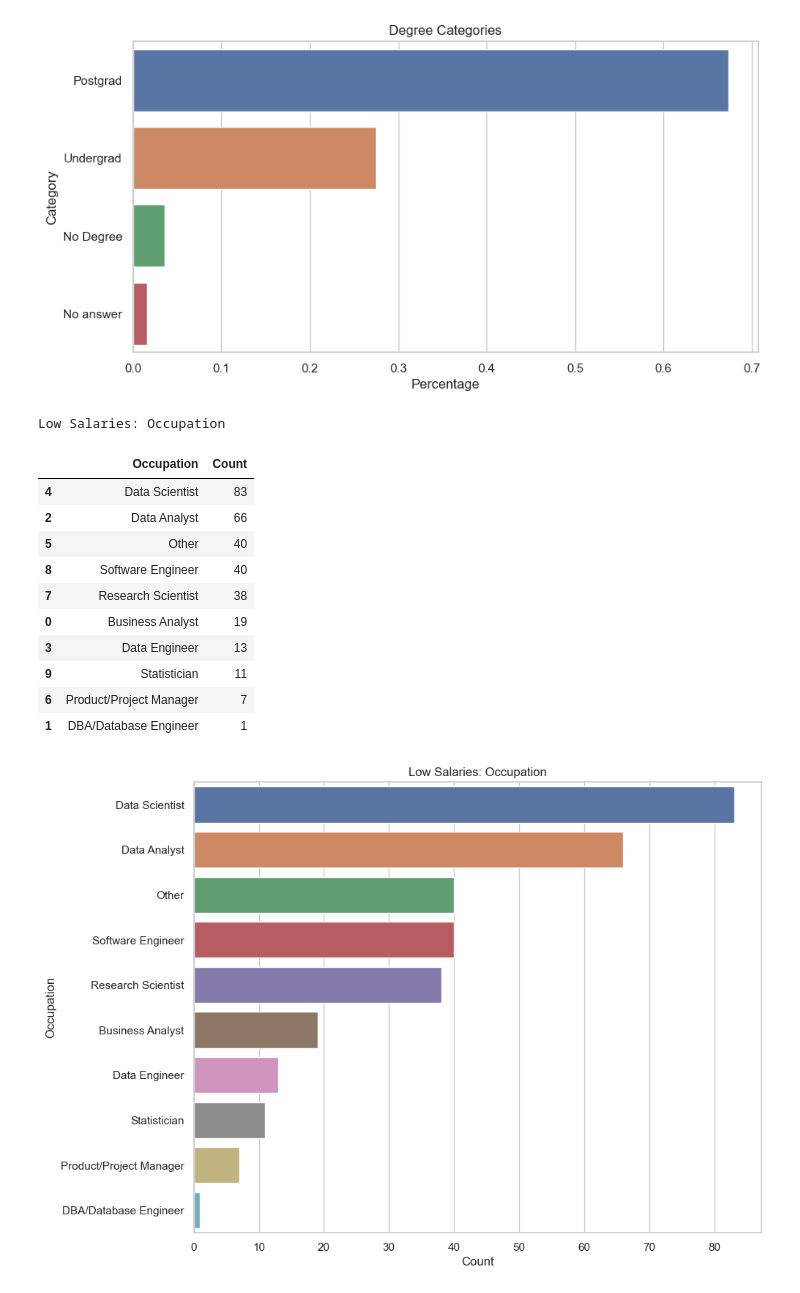
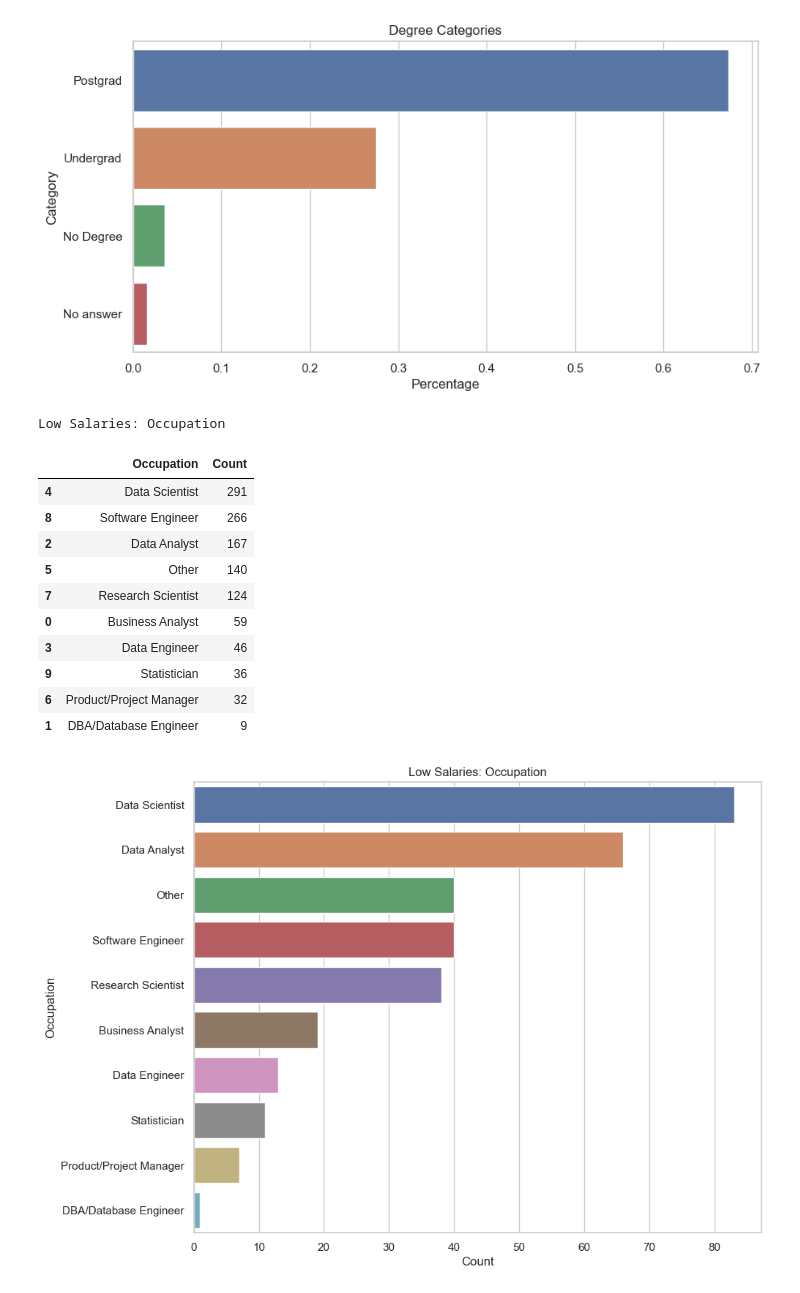
Before and after one commit to CCT-Dublin/capstone-project-feb-2024-ft-YumikoBejarano, a Jupyter notebook: CA 1 – Capstone Project Proposal.ipynb, the cells around one changed output. Drawn from its saved outputs; the diff is of its cells as text; code cells hidden in the pictures.

```diff
--- a/CA 1 – Capstone Project Proposal.ipynb
+++ b/CA 1 – Capstone Project Proposal.ipynb
@@ -757,26 +876,32 @@ plt.show()
 [figure]
 # %%
 # Low Salaries: Occupation
-low_salary = women[women['Q10']=='$0-999']
-lows = low_salary.groupby('Q5', as_index = False).agg({'Q1':'count'})
-lows = lows.rename(columns={'Q1':'Count', 'Q5':'Occupation'})
-lows = lows.sort_values(by=['Count'], ascending = False)
+low_salary_women = women[women['Q10']=='$0-999']
+lows_women = low_salary_women.groupby('Q5', as_index = False).agg({'Q1':'count'})
+lows_women = lows_women.rename(columns={'Q1':'Count', 'Q5':'Occupation'})
+lows_women = lows.sort_values(by=['Count'], ascending = False)
+
+# Low Salaries: Occupation
+low_salary_men = men[men['Q10']=='$0-999']
+lows_men = low_salary_men.groupby('Q5', as_index = False).agg({'Q1':'count'})
+lows_men = lows_men.rename(columns={'Q1':'Count', 'Q5':'Occupation'})
+lows_men = lows_men.sort_values(by=['Count'], ascending = False)
 
 print("Low Salaries: Occupation")
-lows
+lows_men
 # %% [output]
 Low Salaries: Occupation
 |  | Occupation | Count |
-| 4 | Data Scientist | 83 |
-| 2 | Data Analyst | 66 |
-| 5 | Other | 40 |
-| 8 | Software Engineer | 40 |
-| 7 | Research Scientist | 38 |
-| 0 | Business Analyst | 19 |
-| 3 | Data Engineer | 13 |
-| 9 | Statistician | 11 |
-| 6 | Product/Project Manager | 7 |
-| 1 | DBA/Database Engineer | 1 |
+| 4 | Data Scientist | 291 |
+| 8 | Software Engineer | 266 |
+| 2 | Data Analyst | 167 |
+| 5 | Other | 140 |
+| 7 | Research Scientist | 124 |
+| 0 | Business Analyst | 59 |
+| 3 | Data Engineer | 46 |
+| 9 | Statistician | 36 |
+| 6 | Product/Project Manager | 32 |
+| 1 | DBA/Database Engineer | 9 |
 # %%
 # Low Salaries: Occupation
 fig, ax = plt.subplots(1,1,figsize=(10,8))
```
Also changed, not shown: parts of 41 cells of this notebook, 1 other file.
